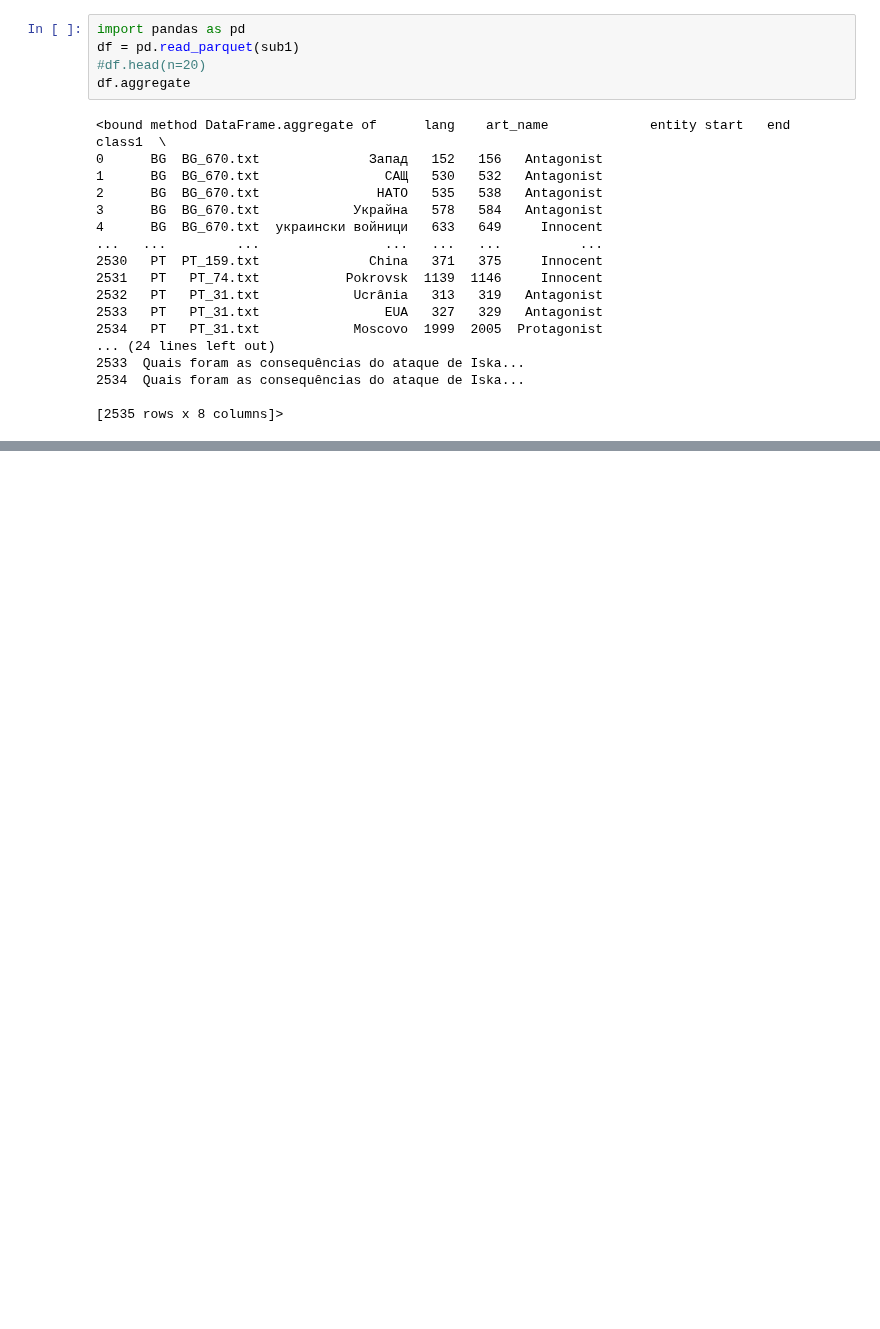
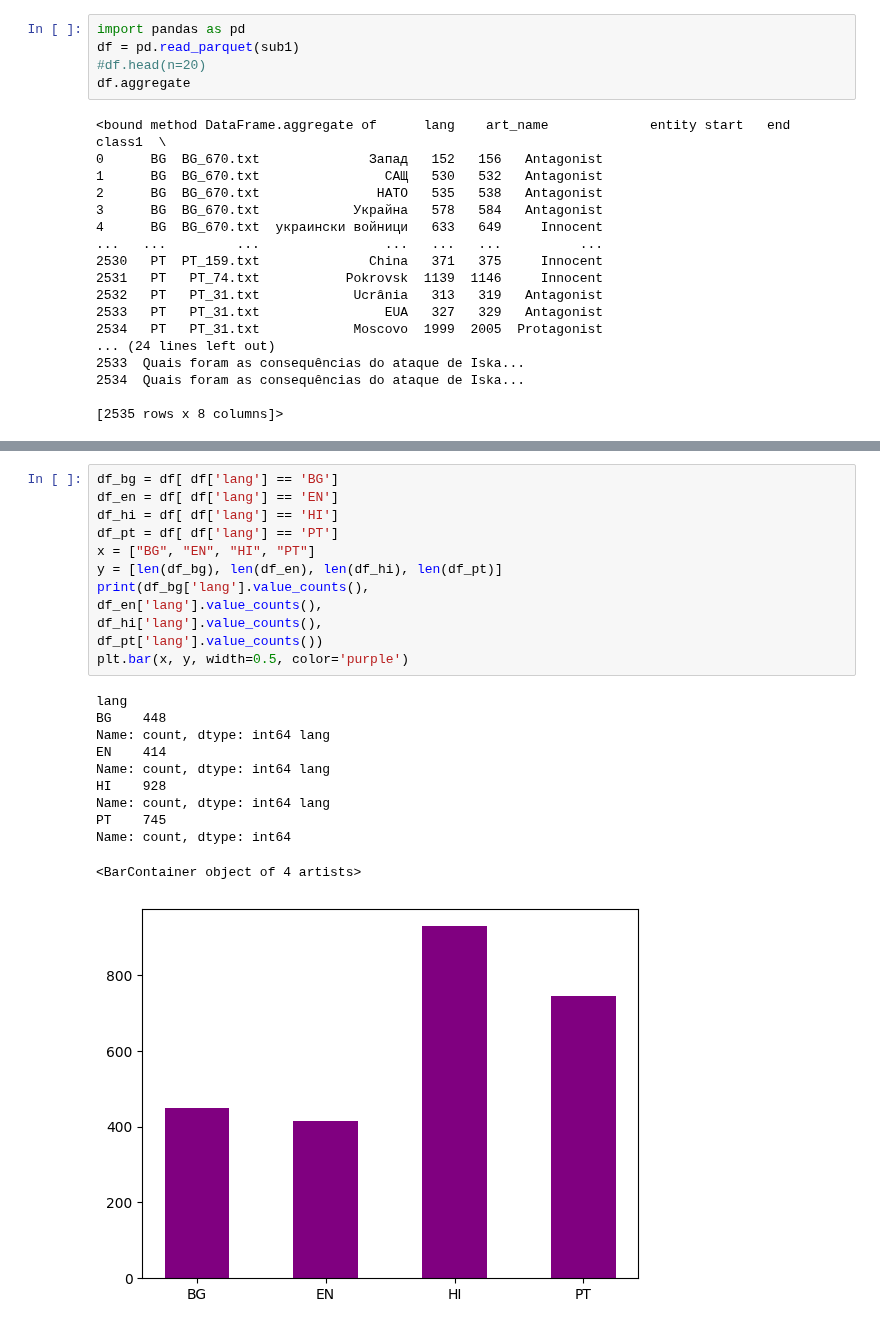
Before and after one commit to Matija-Kukic/semeval2025-t10, a Jupyter notebook: PreProcess_and_EDA/sub1_EDA.ipynb, the cells around one changed output, grey strips where cells are left out. Drawn from its saved outputs; the diff is of its cells as text; blank space fills up the shorter version.

```diff
--- a/PreProcess_and_EDA/sub1_EDA.ipynb
+++ b/PreProcess_and_EDA/sub1_EDA.ipynb
@@ -32,0 +68,24 @@ df.aggregate
+# %%
+df_bg = df[ df['lang'] == 'BG']
+df_en = df[ df['lang'] == 'EN']
+df_hi = df[ df['lang'] == 'HI']
+df_pt = df[ df['lang'] == 'PT']
+x = ["BG", "EN", "HI", "PT"]
+y = [len(df_bg), len(df_en), len(df_hi), len(df_pt)]
+print(df_bg['lang'].value_counts(),
+df_en['lang'].value_counts(),
+df_hi['lang'].value_counts(),
+df_pt['lang'].value_counts())
+plt.bar(x, y, width=0.5, color='purple')
+# %% [output]
+lang
+BG    448
+Name: count, dtype: int64 lang
+EN    414
+Name: count, dtype: int64 lang
+HI    928
+Name: count, dtype: int64 lang
+PT    745
+Name: count, dtype: int64
+<BarContainer object of 4 artists>
+[figure, added]
```
Also changed, not shown: parts of 7 cells of this notebook.
